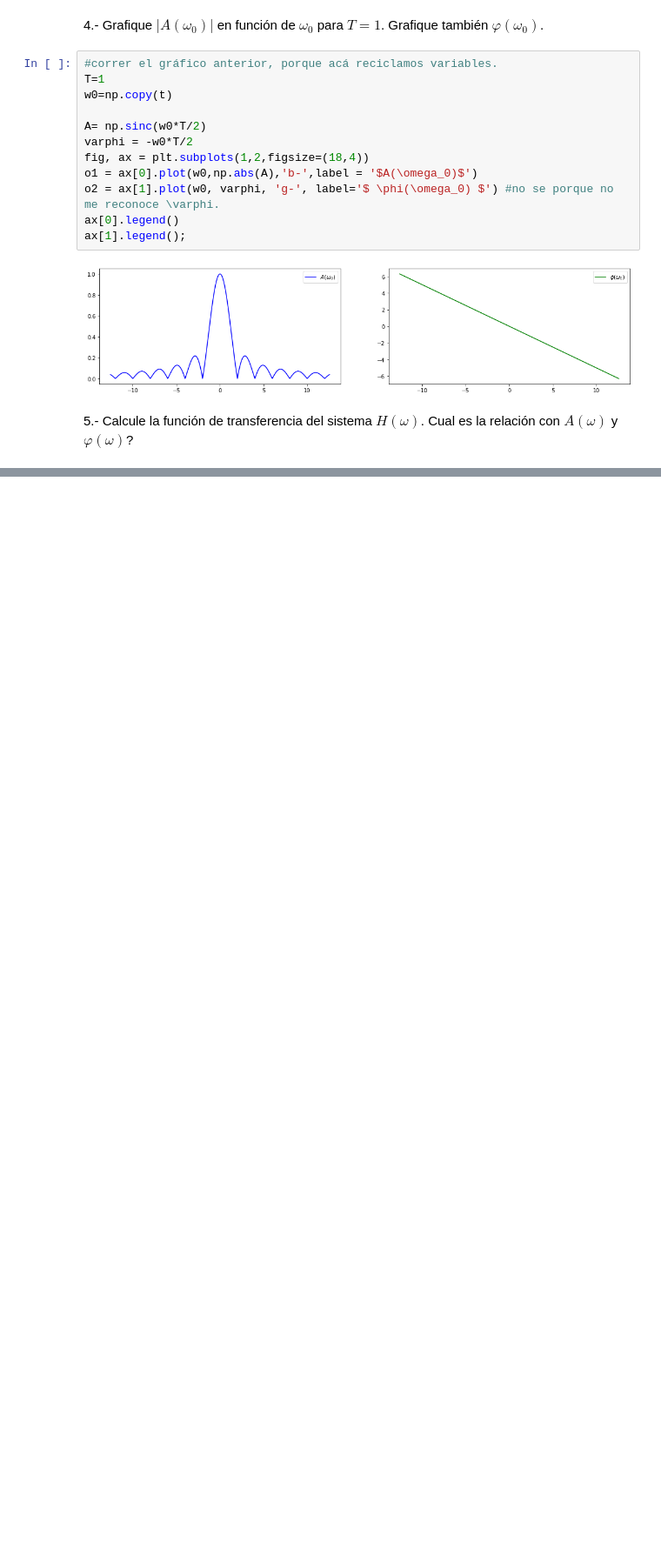
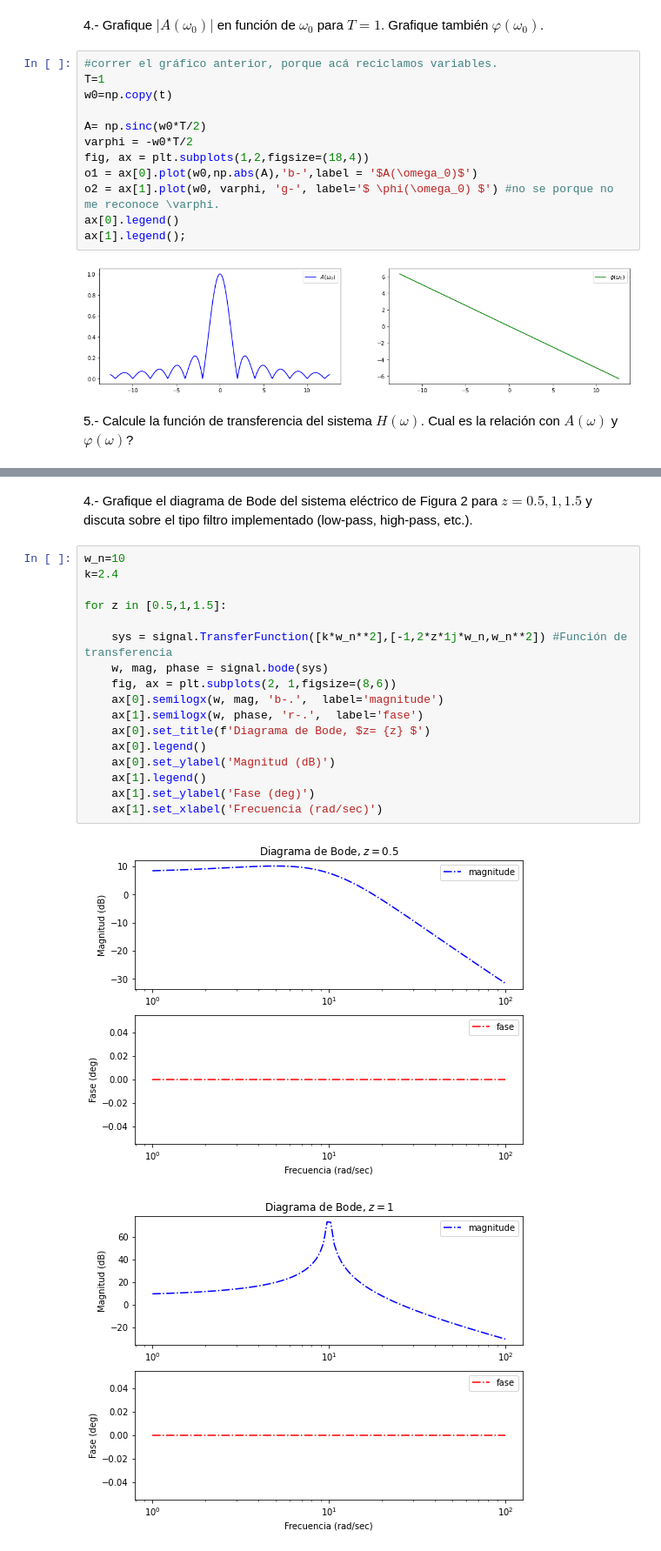
Before and after one commit to KevenSnow/FMPS, a Jupyter notebook: TrabajoPractico.ipynb, the cells around one changed output, grey strips where cells are left out. Shown at 87% size. Saved outputs shown, nothing was run; the diff lists cells and outputs as text; blank space fills up the shorter version.

```diff
--- a/TrabajoPractico.ipynb
+++ b/TrabajoPractico.ipynb
@@ -494,0 +679,23 @@ ax[1].legend();
+# %% [markdown]
+4.- Grafique el diagrama de Bode del sistema eléctrico de Figura 2 para $z = 0.5, 1, 1.5$ y discuta sobre el tipo
+filtro implementado (low-pass, high-pass, etc.).
+# %%
+w_n=10
+k=2.4
+
+for z in [0.5,1,1.5]:
+
+    sys = signal.TransferFunction([k*w_n**2],[-1,2*z*1j*w_n,w_n**2]) #Función de transferencia
+    w, mag, phase = signal.bode(sys)
+    fig, ax = plt.subplots(2, 1,figsize=(8,6))
+    ax[0].semilogx(w, mag, 'b-.',  label='magnitude')
+    ax[1].semilogx(w, phase, 'r-.',  label='fase')
+    ax[0].set_title(f'Diagrama de Bode, $z= {z} $')
+    ax[0].legend()
+    ax[0].set_ylabel('Magnitud (dB)')
+    ax[1].legend()
+    ax[1].set_ylabel('Fase (deg)')
+    ax[1].set_xlabel('Frecuencia (rad/sec)')
+# %% [output]
+[figure, added]
+[figure, added]
```
Also changed, not shown: parts of 12 cells of this notebook.
